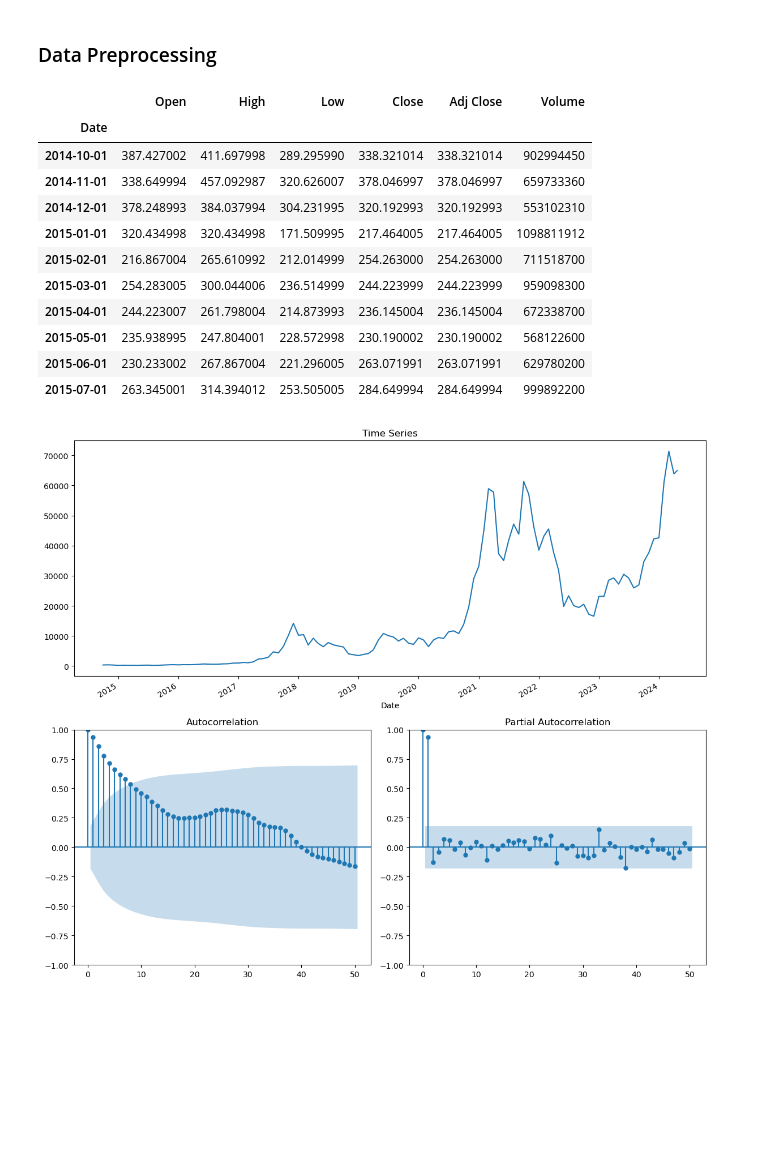
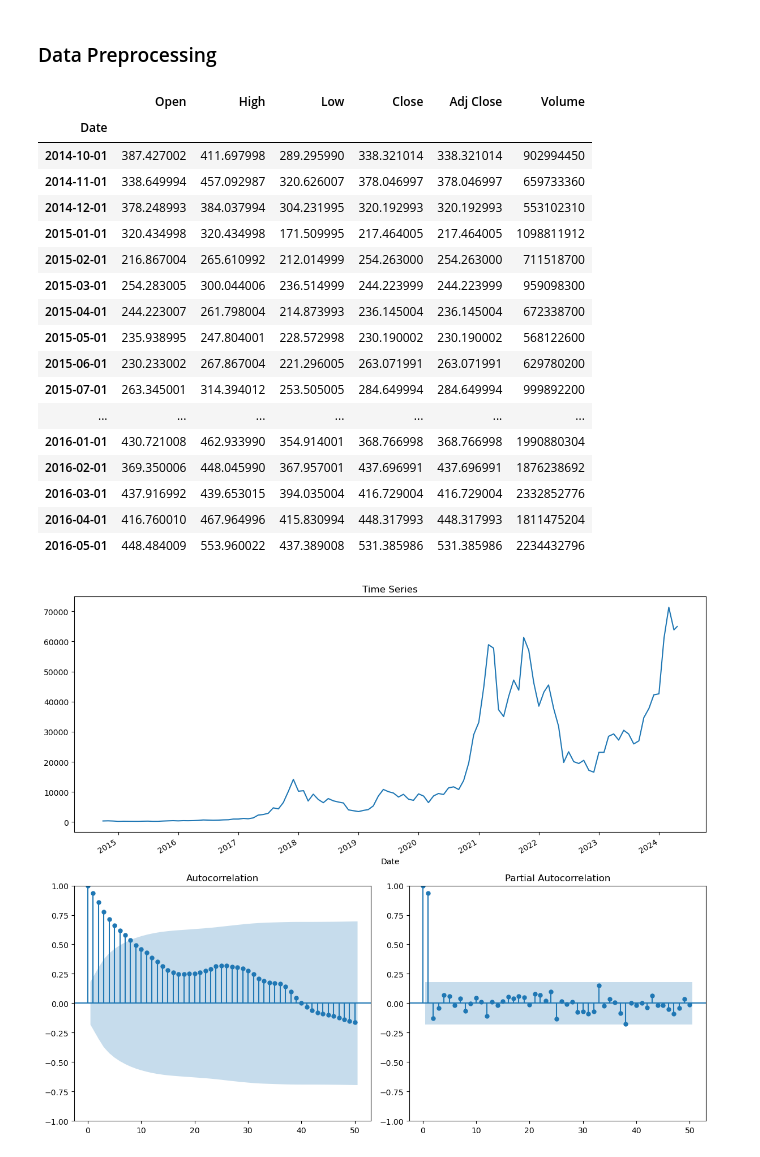
Before and after one commit to Ayomide-ola/Machine-learning-semester-2--, a Jupyter notebook: Oladipo Oluwatimileyin_ML_CA1.ipynb, the cells around one changed output. Cells and saved outputs as stored; diff of their text form; code cells hidden in the pictures; blank space fills up the shorter version.

```diff
--- a/Oladipo Oluwatimileyin_ML_CA1.ipynb
+++ b/Oladipo Oluwatimileyin_ML_CA1.ipynb
@@ -1352,20 +1354,26 @@ btc.index = btc['Date']
 btc.drop('Date', axis = 1, inplace = True)
 # %%
 # Display first 10 records
-btc.head(10)
+btc.head(20)
 # %% [output]
 |  | Open | High | Low | Close | Adj Close | Volume |
 | Date |  |  |  |  |  |  |
 | 2014-10-01 | 387.427002 | 411.697998 | 289.295990 | 338.321014 | 338.321014 | 902994450 |
 | 2014-11-01 | 338.649994 | 457.092987 | 320.626007 | 378.046997 | 378.046997 | 659733360 |
 | 2014-12-01 | 378.248993 | 384.037994 | 304.231995 | 320.192993 | 320.192993 | 553102310 |
 | 2015-01-01 | 320.434998 | 320.434998 | 171.509995 | 217.464005 | 217.464005 | 1098811912 |
 | 2015-02-01 | 216.867004 | 265.610992 | 212.014999 | 254.263000 | 254.263000 | 711518700 |
 | 2015-03-01 | 254.283005 | 300.044006 | 236.514999 | 244.223999 | 244.223999 | 959098300 |
 | 2015-04-01 | 244.223007 | 261.798004 | 214.873993 | 236.145004 | 236.145004 | 672338700 |
 | 2015-05-01 | 235.938995 | 247.804001 | 228.572998 | 230.190002 | 230.190002 | 568122600 |
 | 2015-06-01 | 230.233002 | 267.867004 | 221.296005 | 263.071991 | 263.071991 | 629780200 |
 | 2015-07-01 | 263.345001 | 314.394012 | 253.505005 | 284.649994 | 284.649994 | 999892200 |
+| ... | ... | ... | ... | ... | ... | ... |
+| 2016-01-01 | 430.721008 | 462.933990 | 354.914001 | 368.766998 | 368.766998 | 1990880304 |
+| 2016-02-01 | 369.350006 | 448.045990 | 367.957001 | 437.696991 | 437.696991 | 1876238692 |
+| 2016-03-01 | 437.916992 | 439.653015 | 394.035004 | 416.729004 | 416.729004 | 2332852776 |
+| 2016-04-01 | 416.760010 | 467.964996 | 415.830994 | 448.317993 | 448.317993 | 1811475204 |
+| 2016-05-01 | 448.484009 | 553.960022 | 437.389008 | 531.385986 | 531.385986 | 2234432796 |
 # %%
 # plotds is method to plot time series, ACF and PACF
 def plotds(xt, nlag = 30, fig_size = (12, 10)):
```
Also changed, not shown: parts of 26 cells of this notebook.
